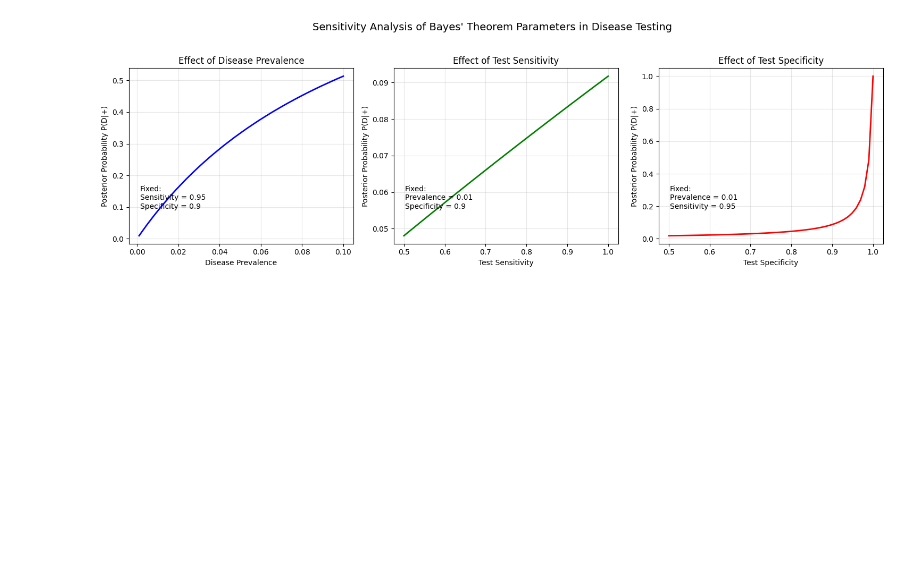
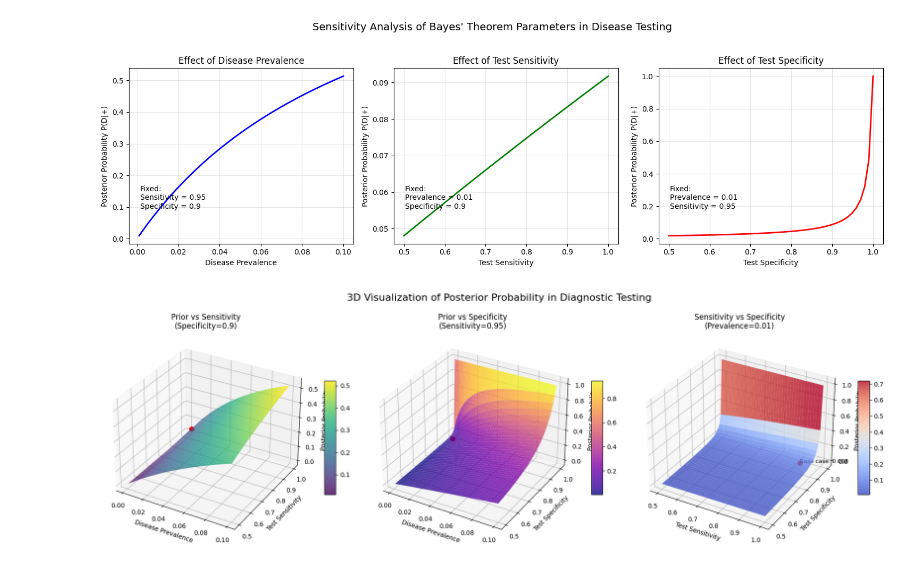
Before and after one commit to Raamzeez/CognitiveModeling, a Jupyter notebook: homework2/problem6.ipynb, the cells around one changed output. Drawn from its saved outputs; the diff is of its cells as text; code cells hidden in the pictures; blank space fills up the shorter version.

```diff
--- a/homework2/problem6.ipynb
+++ b/homework2/problem6.ipynb
@@ -52,3 +52,97 @@ plt.tight_layout(rect=[0, 0.03, 1, 0.95])
 plt.show()
 # %% [output]
 [figure]
+# %%
+import numpy as np
+import matplotlib.pyplot as plt
+from matplotlib import cm
+
+def posterior_probability(prevalence, sensitivity, specificity):
+    """Calculate posterior probability P(Disease|Positive) using Bayes' theorem"""
+    numerator = sensitivity * prevalence
+    denominator = (sensitivity * prevalence) + \
+        ((1 - specificity) * (1 - prevalence))
+    return numerator / denominator
+
+
+resolution = 40
+prevalence_range = np.linspace(0.001, 0.1, resolution)
+sensitivity_range = np.linspace(0.5, 1.0, resolution)
+specificity_range = np.linspace(0.5, 1.0, resolution)
+
+base_prevalence = 0.01
+base_sensitivity = 0.95
+base_specificity = 0.90
+
+fig = plt.figure(figsize=(18, 6))
+fig.suptitle(
+    '3D Visualization of Posterior Probability in Diagnostic Testing', fontsize=16)
+
+ax1 = fig.add_subplot(131, projection='3d')
+P, S = np.meshgrid(prevalence_range, sensitivity_range)
+Z1 = np.zeros_like(P)
+
+for i in range(len(sensitivity_range)):
+    for j in range(len(prevalence_range)):
+        Z1[i, j] = posterior_probability(P[i, j], S[i, j], base_specificity)
+
+surf1 = ax1.plot_surface(P, S, Z1, cmap=cm.viridis, alpha=0.8,
+                         linewidth=0, antialiased=True)
+ax1.set_xlabel('Disease Prevalence')
+ax1.set_ylabel('Test Sensitivity')
+ax1.set_zlabel('Posterior Probability')
+ax1.set_title(f'Prior vs Sensitivity\n(Specificity={base_specificity})')
+fig.colorbar(surf1, ax=ax1, shrink=0.5, aspect=10)
+
+ax2 = fig.add_subplot(132, projection='3d')
+P, Sp = np.meshgrid(prevalence_range, specificity_range)
+Z2 = np.zeros_like(P)
+
+for i in range(len(specificity_range)):
+    for j in range(len(prevalence_range)):
+        Z2[i, j] = posterior_probability(P[i, j], base_sensitivity, Sp[i, j])
+
+surf2 = ax2.plot_surface(P, Sp, Z2, cmap=cm.plasma, alpha=0.8,
+                         linewidth=0, antialiased=True)
+ax2.set_xlabel('Disease Prevalence')
+ax2.set_ylabel('Test Specificity')
+ax2.set_zlabel('Posterior Probability')
+ax2.set_title(f'Prior vs Specificity\n(Sensitivity={base_sensitivity})')
+fig.colorbar(surf2, ax=ax2, shrink=0.5, aspect=10)
+
+ax3 = fig.add_subplot(133, projection='3d')
+S, Sp = np.meshgrid(sensitivity_range, specificity_range)
+Z3 = np.zeros_like(S)
+
+for i in range(len(specificity_range)):
+    for j in range(len(sensitivity_range)):
+        Z3[i, j] = posterior_probability(base_prevalence, S[i, j], Sp[i, j])
+
+surf3 = ax3.plot_surface(S, Sp, Z3, cmap=cm.coolwarm, alpha=0.8,
+                         linewidth=0, antialiased=True)
+ax3.set_xlabel('Test Sensitivity')
+ax3.set_ylabel('Test Specificity')
+ax3.set_zlabel('Posterior Probability')
+ax3.set_title(f'Sensitivity vs Specificity\n(Prevalence={base_prevalence})')
+fig.colorbar(surf3, ax=ax3, shrink=0.5, aspect=10)
+
+point_prevalence = base_prevalence
+point_sensitivity = base_sensitivity
+point_specificity = base_specificity
+point_posterior = posterior_probability(
+    point_prevalence, point_sensitivity, point_specificity)
+
+ax1.scatter([point_prevalence], [point_sensitivity], [point_posterior],
+            color='red', s=50, label='Base case')
+ax2.scatter([point_prevalence], [point_specificity], [point_posterior],
+            color='red', s=50, label='Base case')
+ax3.scatter([point_sensitivity], [point_specificity], [point_posterior],
+            color='red', s=50, label='Base case')
+
+ax3.text(point_sensitivity, point_specificity, point_posterior,
+         f'Base case: {point_posterior:.3f}', color='black', fontsize=9)
+
+plt.tight_layout(rect=[0, 0, 1, 0.95])
+plt.show()
+# %% [output]
+[figure, added]
```
